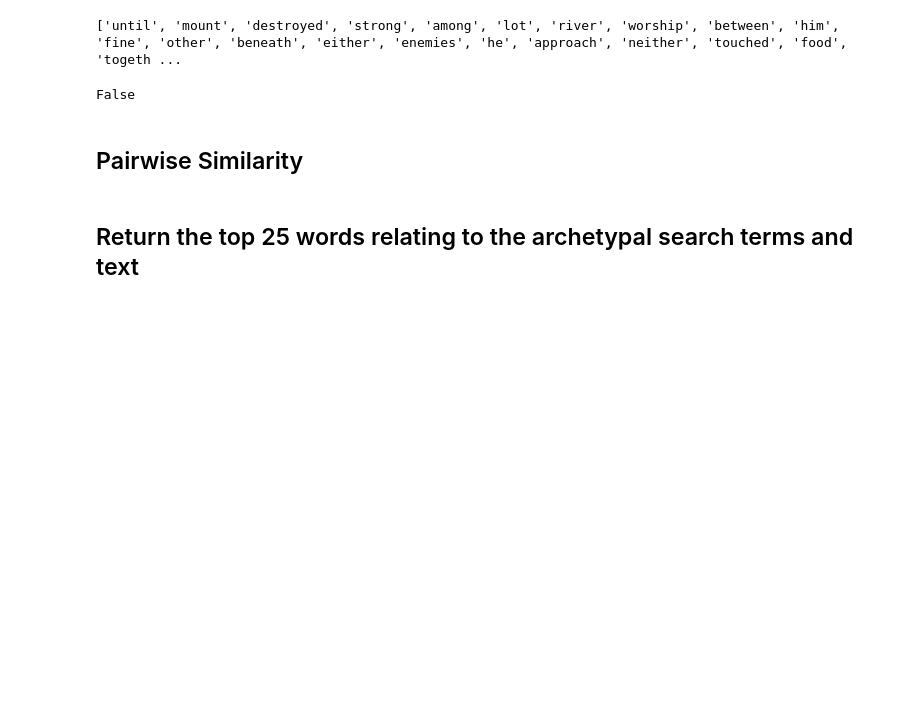
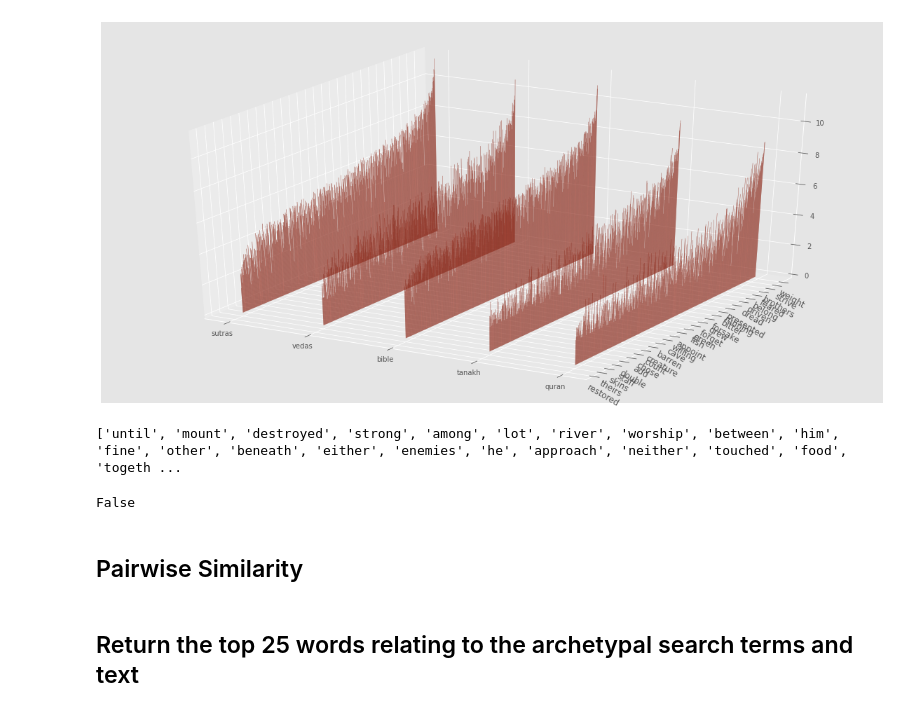
Before and after one commit to james-salafatinos/religious-word-embeddings, a Jupyter notebook: 2. Analysis.ipynb, the cells around one changed output. Cells and saved outputs as stored; diff of their text form; code cells hidden in the pictures; blank space fills up the shorter version.

```diff
--- a/2. Analysis.ipynb
+++ b/2. Analysis.ipynb
@@ -84,3 +152,45 @@ universe = list(universe)
+# %%
+
+from mpl_toolkits.mplot3d import Axes3D
+import matplotlib.pyplot as plt
+import numpy as np
+plt.style.use('ggplot')
+data_2d = freq_df.values
+
+data_array = np.array(np.log(data_2d))
+
+fig = plt.figure(figsize = (20,10))
+ax = fig.add_subplot(111, projection='3d')
+x_data, y_data = np.meshgrid( np.arange(data_array.shape[1]),
+                              np.arange(data_array.shape[0]) )
+
+x_data = x_data.flatten()
+y_data = y_data.flatten()
+z_data = data_array.flatten()
+ax.bar3d( x_data,
+          y_data,
+          np.zeros(len(z_data)),
+          0, 1, z_data , alpha = .5)
+
+
+
+ax.w_xaxis.set_ticklabels(freq_df.columns)
+ax.w_yaxis.set_ticklabels(freq_df.index)
+
+ticksx = np.arange(0.0, 5, 1)
+plt.xticks(ticksx, freq_df.columns)
+
+ticksy = np.arange(0.0, len(freq_df.index), 1)
+plt.yticks(ticksy, freq_df.index)
+import matplotlib.ticker as plticker
+
+loc = plticker.MultipleLocator(base=25.0) # this locator puts ticks at regular intervals
+ax.yaxis.set_major_locator(loc)
+plt.yticks(fontsize=12)
+plt.yticks(rotation=-30)
+plt.show()
+# %% [output]
+[figure, added]
 # %%
 print(universe)
 # %% [output]
```
Also changed, not shown: parts of 7 cells of this notebook, 14 other files.
